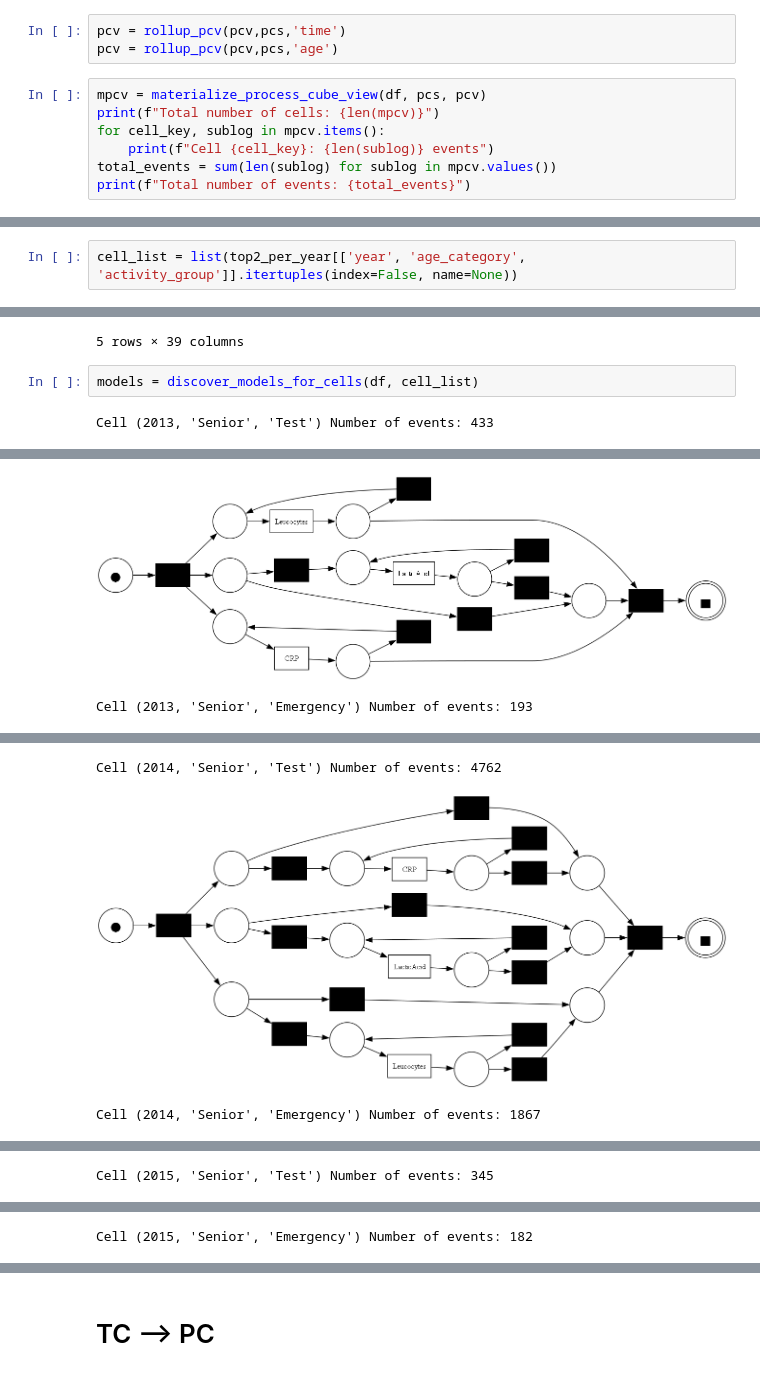
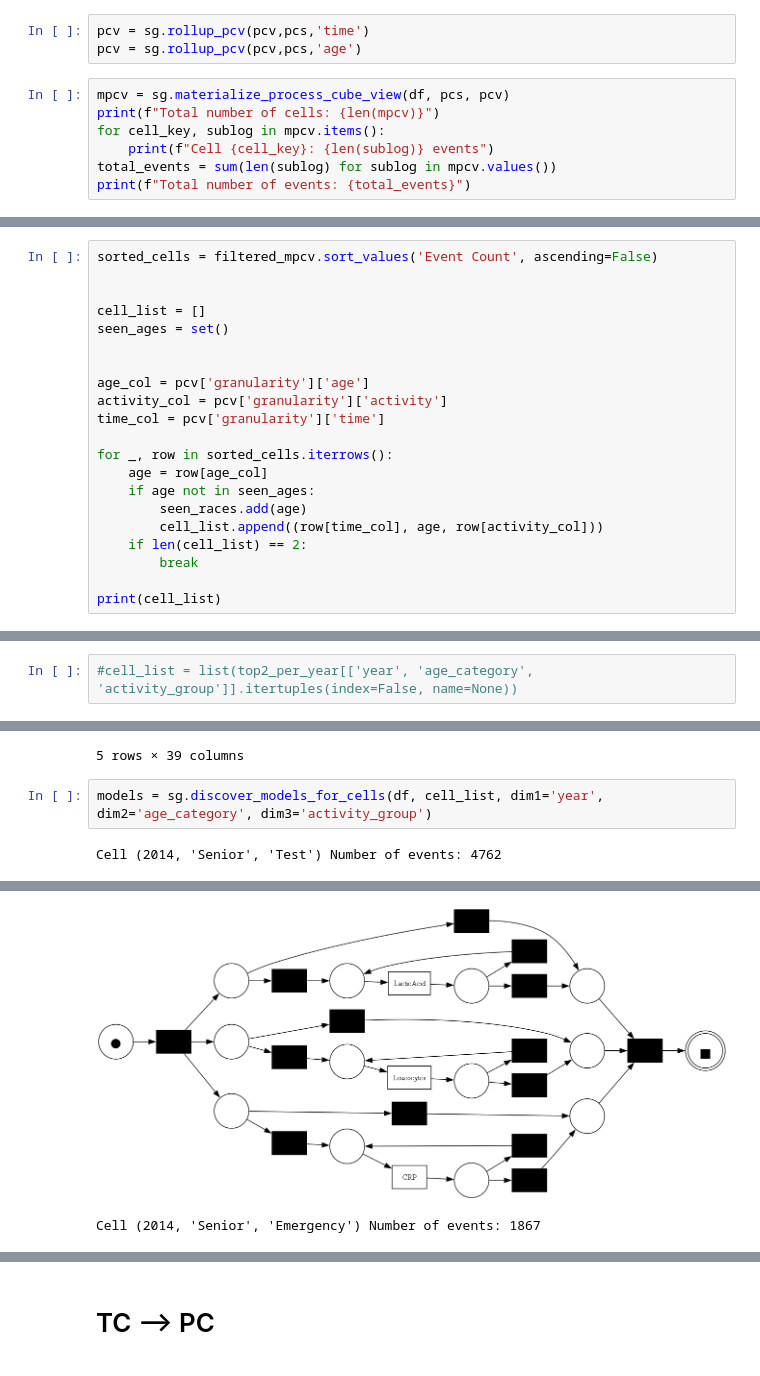
Before and after one commit to BPark01/Data-Segmentation-Benchmark-in-Process-Mining, a Jupyter notebook: sepsis_benchmark.ipynb, the cells around one changed output, grey strips where cells are left out. Cells and saved outputs as stored; diff of their text form.

```diff
--- a/sepsis_benchmark.ipynb
+++ b/sepsis_benchmark.ipynb
@@ -613,10 +465,10 @@ pcv = build_pcv(
 # %% [markdown]
 ## Operations
 # %%
-pcv = rollup_pcv(pcv,pcs,'time')
-pcv = rollup_pcv(pcv,pcs,'age')
+pcv = sg.rollup_pcv(pcv,pcs,'time')
+pcv = sg.rollup_pcv(pcv,pcs,'age')
 # %%
-mpcv = materialize_process_cube_view(df, pcs, pcv)
+mpcv = sg.materialize_process_cube_view(df, pcs, pcv)
 print(f"Total number of cells: {len(mpcv)}")
 for cell_key, sublog in mpcv.items():
     print(f"Cell {cell_key}: {len(sublog)} events")
@@ -647,3 +515,24 @@ print(top2_per_year)
 30  2014       Senior      Emergency         1867
 52  2015       Senior           Test          345
 50  2015       Senior      Emergency          182
+# %%
+sorted_cells = filtered_mpcv.sort_values('Event Count', ascending=False)
+
+
+cell_list = []
+seen_ages = set()
+
+
+age_col = pcv['granularity']['age']
+activity_col = pcv['granularity']['activity']
+time_col = pcv['granularity']['time']
+
+for _, row in sorted_cells.iterrows():
+    age = row[age_col]
+    if age not in seen_ages:
+        seen_races.add(age)
+        cell_list.append((row[time_col], age, row[activity_col]))
+    if len(cell_list) == 2:
+        break
+
+print(cell_list)
@@ -650,2 +541,2 @@ print(top2_per_year)
 # %%
-cell_list = list(top2_per_year[['year', 'age_category', 'activity_group']].itertuples(index=False, name=None))
+#cell_list = list(top2_per_year[['year', 'age_category', 'activity_group']].itertuples(index=False, name=None))
@@ -690,6 +551,6 @@ df.head()
 | 4 | NaN | C | NaN | NaN | NaN | NaN | ... |
 5 rows × 39 columns
 # %%
-models = discover_models_for_cells(df, cell_list)
+models = sg.discover_models_for_cells(df, cell_list, dim1='year', dim2='age_category', dim3='activity_group')
 # %% [output]
-Cell (2013, 'Senior', 'Test') Number of events: 433
+Cell (2014, 'Senior', 'Test') Number of events: 4762
@@ -696,2 +574,2 @@ Cell (2013, 'Senior', 'Test') Number of events: 433
-[figure, old version]
+[figure, new version]
-Cell (2013, 'Senior', 'Emergency') Number of events: 193
+Cell (2014, 'Senior', 'Emergency') Number of events: 1867
@@ -699,3 +581,0 @@ Cell (2013, 'Senior', 'Emergency') Number of events: 193
-Cell (2014, 'Senior', 'Test') Number of events: 4762
-[figure, removed]
-Cell (2014, 'Senior', 'Emergency') Number of events: 1867
@@ -703 +581,0 @@ Cell (2014, 'Senior', 'Emergency') Number of events: 1867
-Cell (2015, 'Senior', 'Test') Number of events: 345
@@ -705 +581,0 @@ Cell (2015, 'Senior', 'Test') Number of events: 345
-Cell (2015, 'Senior', 'Emergency') Number of events: 182
```
Also changed, not shown: parts of 17 cells of this notebook.
